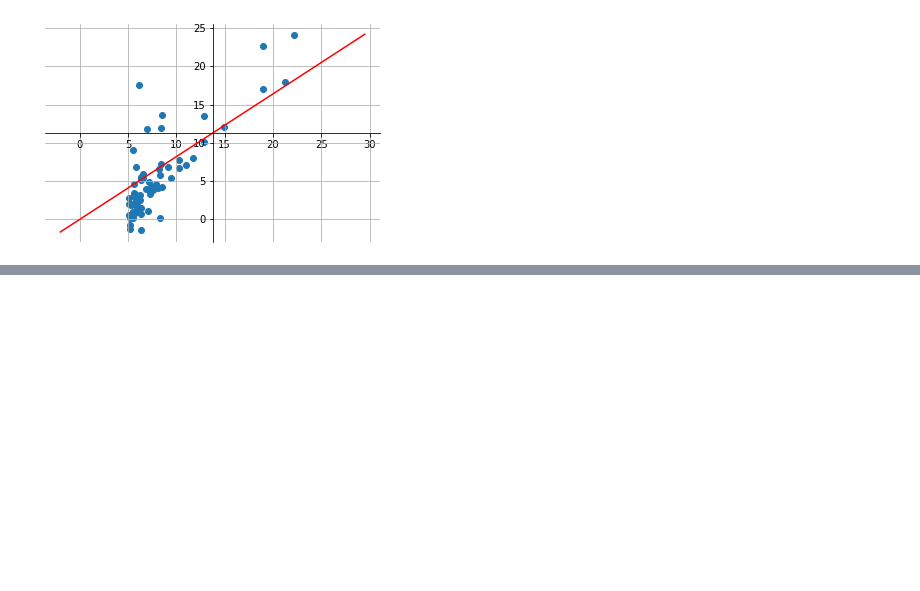
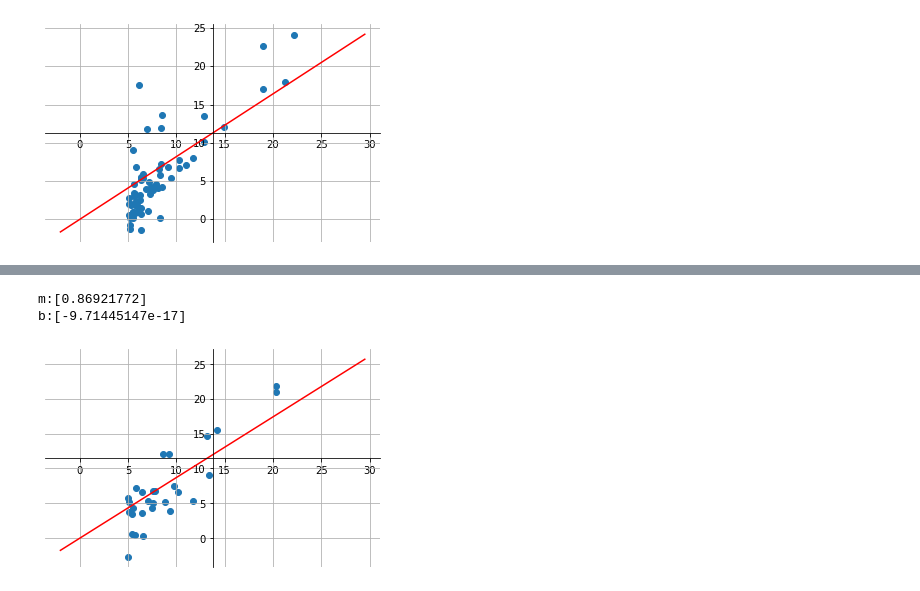
Before and after one commit to dantecarlo/Linear-Regression-with-Gradient-Descent, a Jupyter notebook: Regresión_Lineal_Gradiente_Descendiente.ipynb, the cells around one changed output, grey strips where cells are left out. Cells and saved outputs as stored; diff of their text form; code cells hidden in the pictures; blank space fills up the shorter version.

```diff
--- a/Regresión_Lineal_Gradiente_Descendiente.ipynb
+++ b/Regresión_Lineal_Gradiente_Descendiente.ipynb
@@ -500,0 +534,28 @@ b:[5.55111512e-17]
+# %%
+# Ecuacion Normal test
+X_1_test = np.array([np.ones(np.shape(test_X_val_v)[0]), test_X_val_v]).T
+B_test = np.linalg.inv(X_1_test.T @ X_1_test) @ X_1_test.T @ test_y_val_v
+m_test = B_test[1]
+b_test = B_test[0]
+print("m:" +  str(m_test))
+print("b:" +  str(b_test))
+
+fig_test = plt.figure()
+ax_test = fig_test.add_subplot(1, 1, 1)
+x_test = np.linspace(-5,5,100)
+ax_test.spines['left'].set_position('center')
+ax_test.spines['bottom'].set_position('center')
+ax_test.spines['right'].set_color('none')
+ax_test.spines['top'].set_color('none')
+ax_test.xaxis.set_ticks_position('bottom')
+ax_test.yaxis.set_ticks_position('left')
+plt.scatter(test_X_val, test_y_val)
+x_test = np.arange(-2, 30, 0.5)
+y_test = m_test * x_test + b_test
+plt.plot(x_test, y_test, '-r')
+plt.grid()
+plt.show()
+# %% [output]
+m:[0.86921772]
+b:[-9.71445147e-17]
+[figure, added]
```
Also changed, not shown: parts of 3 cells of this notebook.
